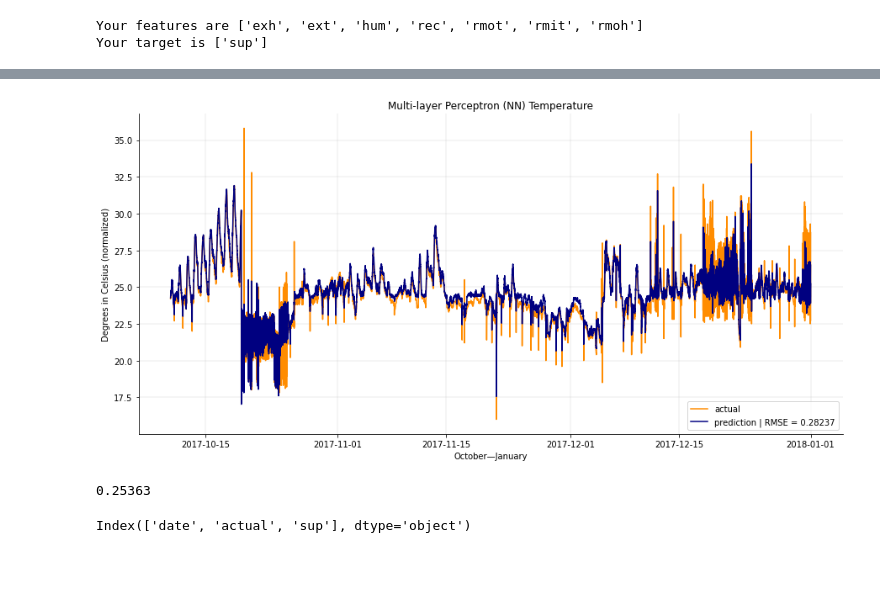
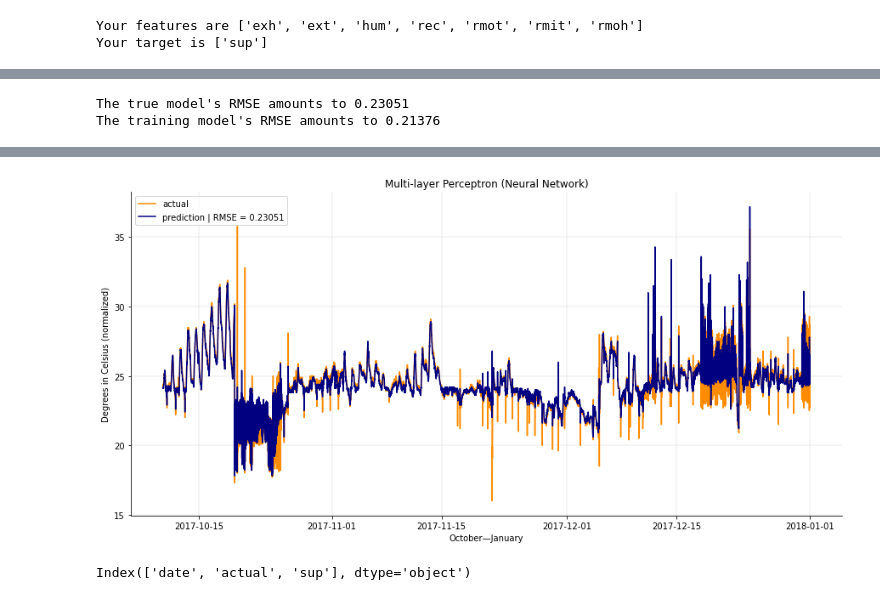
Before and after one commit to RoyyvB/ForecastTemperature, a Jupyter notebook: notebook.ipynb, the cells around one changed output, grey strips where cells are left out. Cells and saved outputs as stored; diff of their text form; code cells hidden in the pictures; blank space fills up the shorter version.

Commit message:
Compressed MLP model in one function & compared RMSEs.

```diff
--- a/notebook.ipynb
+++ b/notebook.ipynb
@@ -415,30 +415,52 @@ def SplitData(x):
     return train_x, train_y, test_x, test_y
 
 train_x, train_y, test_x, test_y = SplitData(df)
-# %%
-mlp = MLPRegressor(activation='relu', alpha=0.0001, hidden_layer_sizes=(50, 50, 50), learning_rate='constant', solver='adam')
-mlp.fit(train_x, train_y)
-pred = mlp.predict(test_x)
-# %%
-# print("Actual = %s, Predicted = %s" % (test_y[0], pred[0]))
-# print("Actual = %s, Predicted = %s" % (test_y[13307], pred[13307]))
-# print("Actual = %s, Predicted = %s" % (test_y[26414], pred[26414]))
-comparison = pd.DataFrame(test_y, pred)
-comparison.columns = comparison.columns=['prediction']
-mse = mean_squared_error(test_y, pred).round(decimals=5)
 # %%
-nn_results = df[76589:].filter(['date'])
-nn_results['actual'] = test_y
-nn_results['prediction'] = pred
+def MLP_NN(train_x, train_y, test_x, test_y):
+    """Initializes the neural network model."""
 
-fig, ax = plt.subplots(figsize=(15, 7))
-sns.lineplot(x='date', y='actual', data=nn_results, color='darkorange', ax=ax).set_title('Multi-layer Perceptron (NN) Temperature')
-sns.lineplot(x='date', y='prediction', data=nn_results, color='navy', ax=ax)
+    mlp = MLPRegressor(activation='relu', alpha=0.0001,
+                       hidden_layer_sizes=(50, 50, 50),
+                       learning_rate='constant', solver='adam',
+                       random_state=22)
 
-ax.legend(['actual', 'prediction | RMSE = ' + str(mse)])
-plt.xlabel('October—January')
-plt.ylabel('Degrees in Celsius (normalized)')
+    mlp.fit(train_x, train_y)
+    nn_pred = mlp.predict(test_x)
 
-plt.grid(linewidth=0.25)
-sns.despine()
+    # Creates a dataframe with actual & predicted values.
+    # Computes the RMSE of the MLP model.
+    comparison = pd.DataFrame(test_y, nn_pred)
+    comparison.columns = comparison.columns=['prediction']
+    mlp_mse = mean_squared_error(test_y, nn_pred).round(decimals=5)
+
+    # Predicts the train data.
+    act_pred = mlp.predict(train_x)
+    comparison = pd.DataFrame(train_y, act_pred)
+    comparison.columns = comparison.columns=['prediction']
+    act_mse = mean_squared_error(train_y, act_pred).round(decimals=5)
+
+    nn_results = df[76589:].filter(['date'])
+    nn_results['actual'] = test_y
+    nn_results['prediction'] = nn_pred.round(decimals=1)
+
+    fig, ax = plt.subplots(figsize=(15, 7))
+    sns.lineplot(x='date', y='actual', data=nn_results, color='darkorange', ax=ax).set_title('Multi-layer Perceptron (Neural Network)')
+    sns.lineplot(x='date', y='prediction', data=nn_results, color='navy', ax=ax)
+
+    ax.legend(['actual', 'prediction | RMSE = ' + str(mlp_mse)])
+    plt.xlabel('October—January')
+    plt.ylabel('Degrees in Celsius (normalized)')
+
+    plt.grid(linewidth=0.25)
+    sns.despine()
+
+    print("The true model's RMSE amounts to " + str(mlp_mse))
+    print("The training model's RMSE amounts to " + str(act_mse))
+
+    return nn_results, mlp_mse, act_mse
+
+
+MLP_NN(train_x, train_y, test_x, test_y)
 # %% [output]
+The true model's RMSE amounts to 0.23051
+The training model's RMSE amounts to 0.21376
@@ -445,13 +483,4 @@ sns.despine()
-[figure, old version]
+[figure, new version]
-# %%
-pred = mlp.predict(train_x)
-
-comparison = pd.DataFrame(train_y, pred)
-comparison.columns = comparison.columns=['prediction']
-mse = mean_squared_error(train_y, pred).round(decimals=5)
-print(mse)
-# %% [output]
-0.25363
 # %%
 nn_results['prediction'] = nn_results['prediction'].round(decimals=2)
 nn_results = nn_results.rename(columns={'prediction':'sup'})
```
Also changed, not shown: parts of 6 cells of this notebook.
